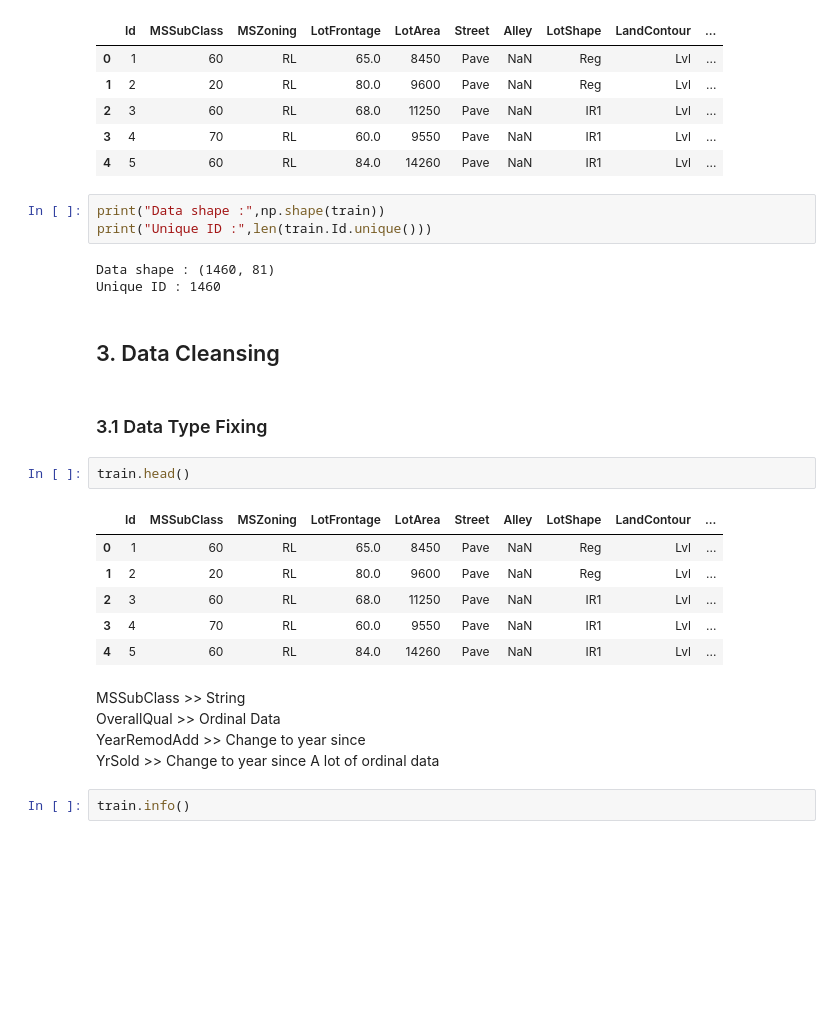
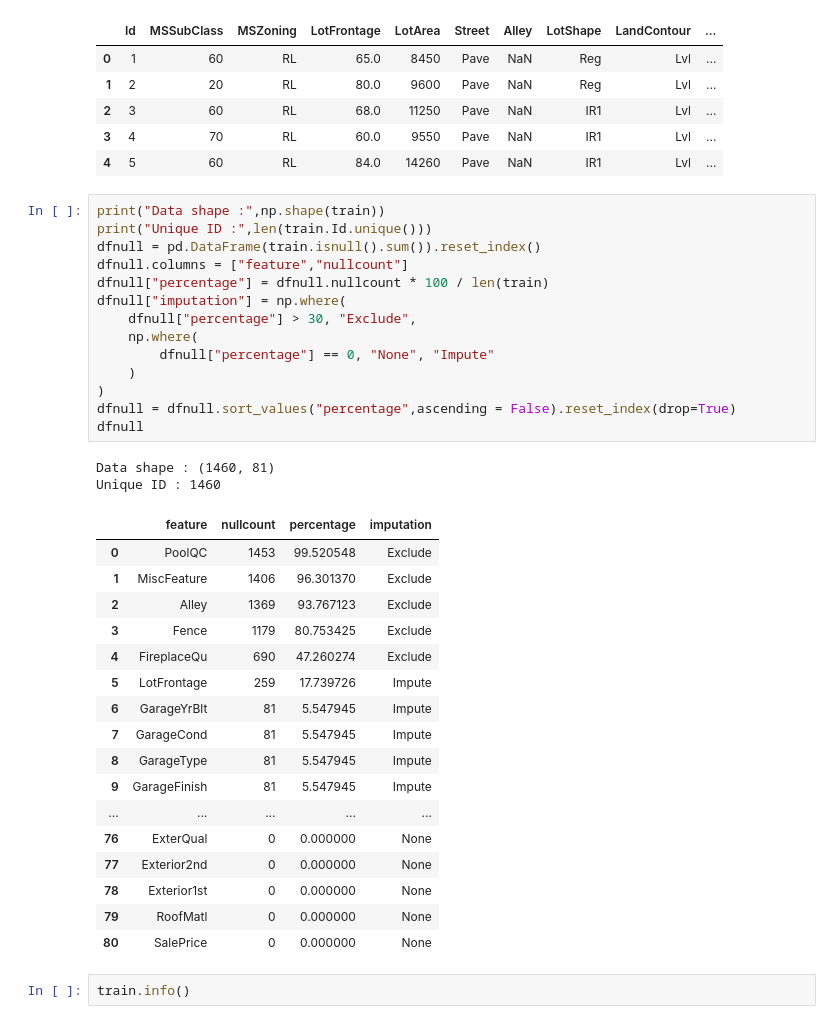
Before and after one commit to isaidhs/Data-Analytics-Notebook, a Jupyter notebook: house-price-regression.ipynb, the cells around one changed output. Drawn from its saved outputs; the diff is of its cells as text; blank space fills up the shorter version.

```diff
--- a/house-price-regression.ipynb
+++ b/house-price-regression.ipynb
@@ -38,31 +47,40 @@ train.head()
 | 2 | 3 | 60 | RL | 68.0 | 11250 | Pave | NaN | IR1 | Lvl | ... |
 | 3 | 4 | 70 | RL | 60.0 | 9550 | Pave | NaN | IR1 | Lvl | ... |
 | 4 | 5 | 60 | RL | 84.0 | 14260 | Pave | NaN | IR1 | Lvl | ... |
-# %%
-print("Data shape :",np.shape(train))
-print("Unique ID :",len(train.Id.unique()))
-# %% [output]
-Data shape : (1460, 81)
-Unique ID : 1460
-# %% [markdown]
-## 3. Data Cleansing
-# %% [markdown]
-### 3.1 Data Type Fixing
-# %%
-train.head()
-# %% [output]
-|  | Id | MSSubClass | MSZoning | LotFrontage | LotArea | Street | Alley | LotShape | LandContour | ... |
-| 0 | 1 | 60 | RL | 65.0 | 8450 | Pave | NaN | Reg | Lvl | ... |
-| 1 | 2 | 20 | RL | 80.0 | 9600 | Pave | NaN | Reg | Lvl | ... |
-| 2 | 3 | 60 | RL | 68.0 | 11250 | Pave | NaN | IR1 | Lvl | ... |
-| 3 | 4 | 70 | RL | 60.0 | 9550 | Pave | NaN | IR1 | Lvl | ... |
-| 4 | 5 | 60 | RL | 84.0 | 14260 | Pave | NaN | IR1 | Lvl | ... |
-# %% [markdown]
-MSSubClass >> String <br>
-OverallQual >> Ordinal Data <br>
-YearRemodAdd >> Change to year since <br>
-YrSold >> Change to year since
-A lot of ordinal data
+# %%
+print("Data shape :",np.shape(train))
+print("Unique ID :",len(train.Id.unique()))
+dfnull = pd.DataFrame(train.isnull().sum()).reset_index()
+dfnull.columns = ["feature","nullcount"]
+dfnull["percentage"] = dfnull.nullcount * 100 / len(train)
+dfnull["imputation"] = np.where(
+    dfnull["percentage"] > 30, "Exclude",
+    np.where(
+        dfnull["percentage"] == 0, "None", "Impute"
+    )
+)
+dfnull = dfnull.sort_values("percentage",ascending = False).reset_index(drop=True)
+dfnull
+# %% [output]
+Data shape : (1460, 81)
+Unique ID : 1460
+|  | feature | nullcount | percentage | imputation |
+| 0 | PoolQC | 1453 | 99.520548 | Exclude |
+| 1 | MiscFeature | 1406 | 96.301370 | Exclude |
+| 2 | Alley | 1369 | 93.767123 | Exclude |
+| 3 | Fence | 1179 | 80.753425 | Exclude |
+| 4 | FireplaceQu | 690 | 47.260274 | Exclude |
+| 5 | LotFrontage | 259 | 17.739726 | Impute |
+| 6 | GarageYrBlt | 81 | 5.547945 | Impute |
+| 7 | GarageCond | 81 | 5.547945 | Impute |
+| 8 | GarageType | 81 | 5.547945 | Impute |
+| 9 | GarageFinish | 81 | 5.547945 | Impute |
+| ... | ... | ... | ... | ... |
+| 76 | ExterQual | 0 | 0.000000 | None |
+| 77 | Exterior2nd | 0 | 0.000000 | None |
+| 78 | Exterior1st | 0 | 0.000000 | None |
+| 79 | RoofMatl | 0 | 0.000000 | None |
+| 80 | SalePrice | 0 | 0.000000 | None |
 # %%
 train.info()
 # %% [output]
```
Also changed, not shown: parts of 39 cells of this notebook.
